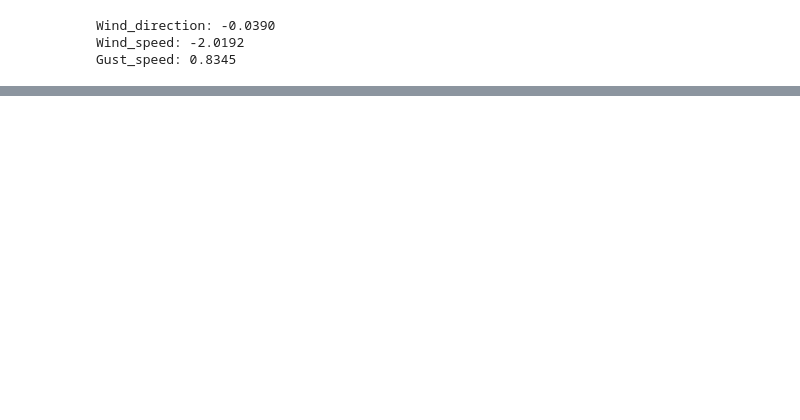
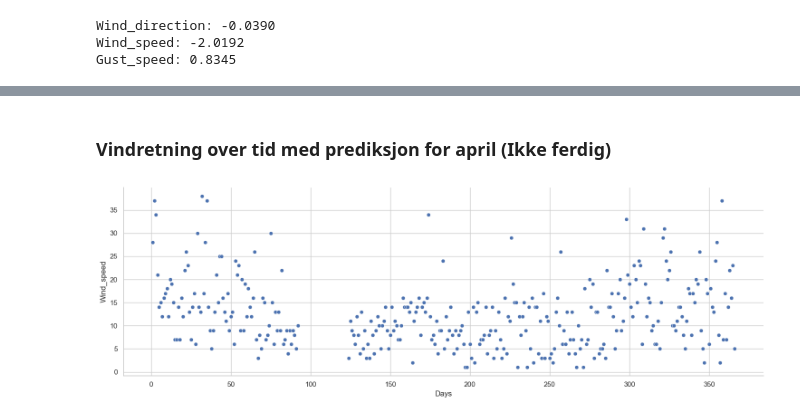
Before and after one commit to oaherrem/Prosjektgruppe55, a Jupyter notebook: proj_environment-main/notebooks/Oppgave_6.ipynb, the cells around one changed output, grey strips where cells are left out. Drawn from its saved outputs; the diff is of its cells as text; code cells hidden in the pictures; blank space fills up the shorter version.

```diff
--- a/proj_environment-main/notebooks/Oppgave_6.ipynb
+++ b/proj_environment-main/notebooks/Oppgave_6.ipynb
@@ -352,0 +452,15 @@ Og når vi går inne i datasettet står det at det mangler data for April.
+# %% [markdown]
+### Vindretning over tid med prediksjon for april (Ikke ferdig)
+# %%
+subset = df_ENOL_missing_data.copy()
+subset_every_48 = subset.iloc[24::48].copy()
+subset_every_48 = subset_every_48.iloc[:366].copy()
+subset_every_48["Days"] = np.arange(1, len(subset_every_48) + 1)
+
+# Plotting
+plot1 = sns.relplot(x="Days", y="Wind_speed", kind="scatter", data=subset_every_48, height=5, aspect=3)
+plot1.fig.suptitle("", y=1)
+
+plt.show()
+# %% [output]
+[figure, added]
```
Also changed, not shown: parts of 34 cells of this notebook.
